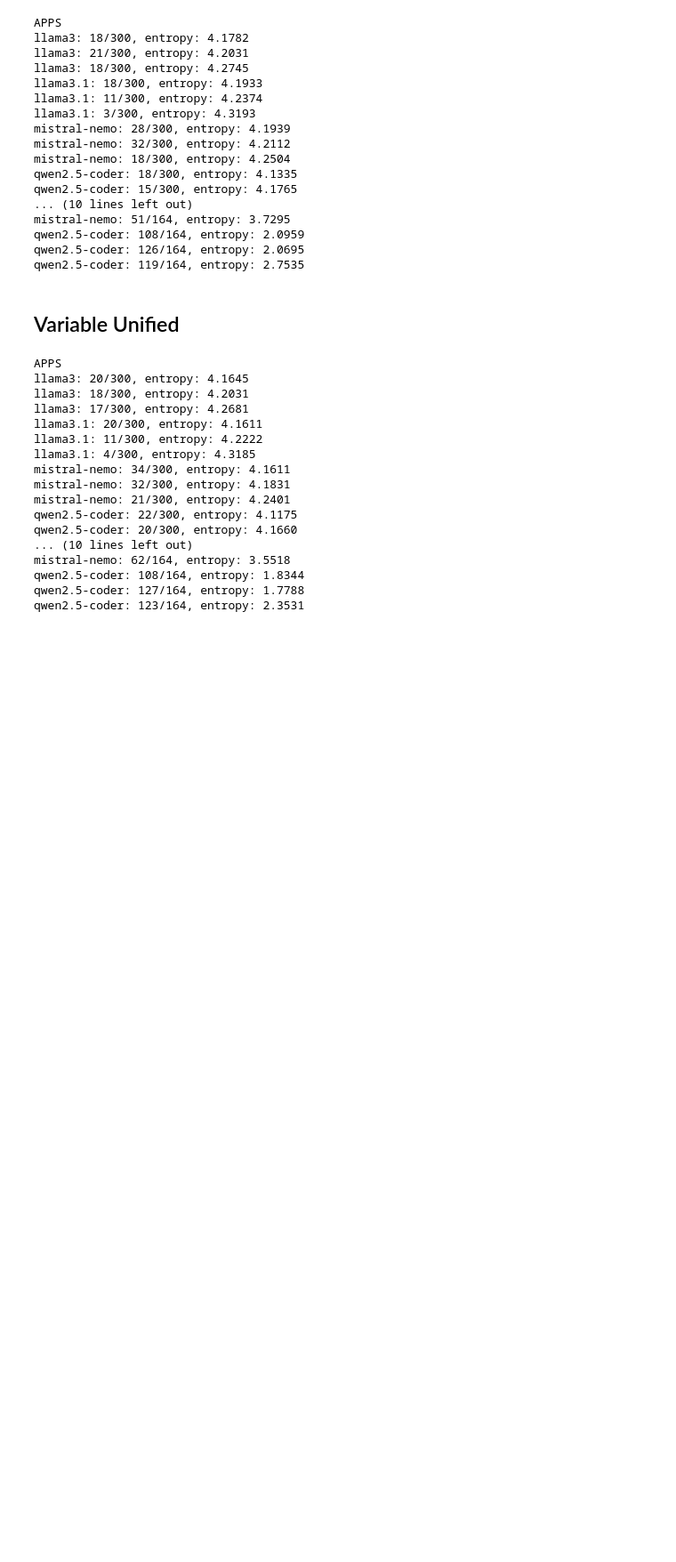
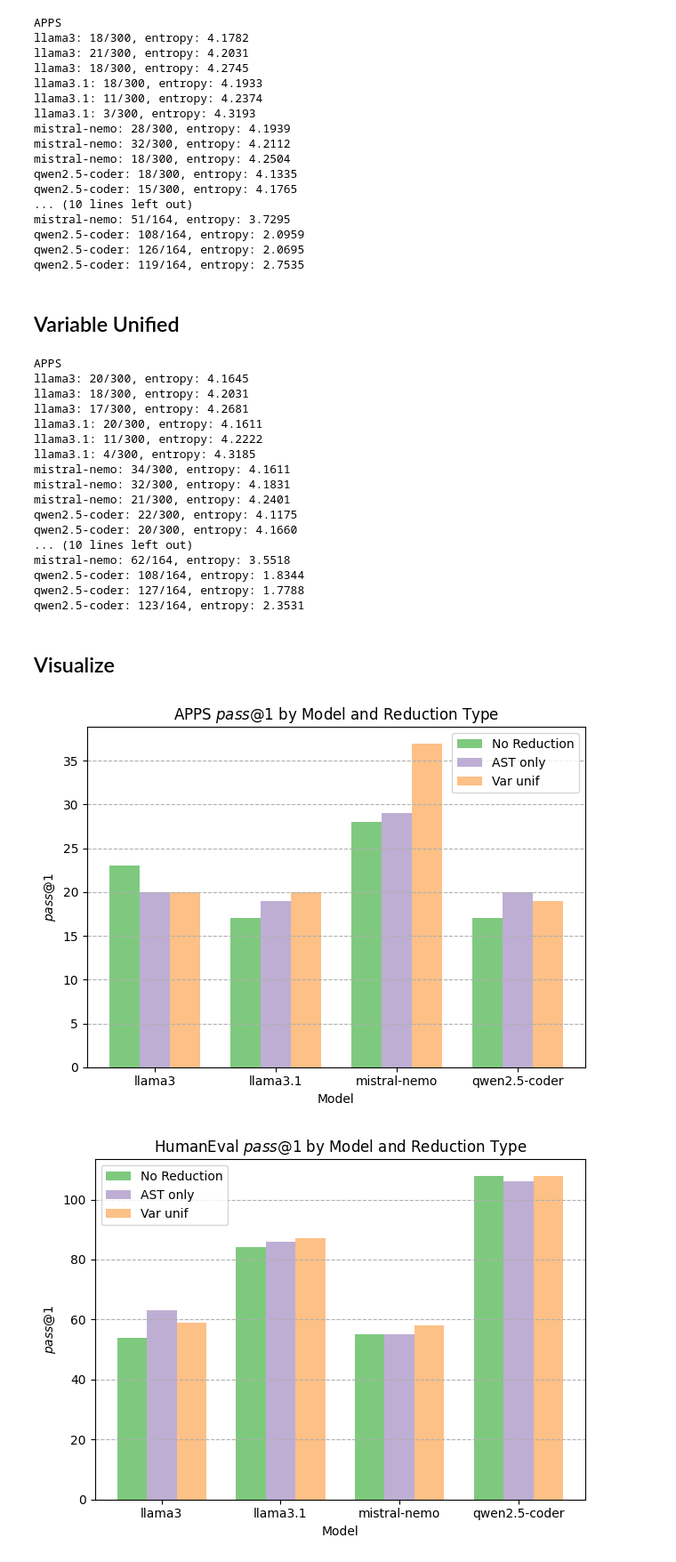
Before and after one commit to HyunjoonCho/mvce, a Jupyter notebook: preprocessed_results/vote.ipynb, the cells around one changed output. Shown: that part at 89% size. Cells and saved outputs as stored; diff of their text form; code cells hidden in the pictures; blank space fills up the shorter version.

Commit message:
Add program reduction figures

```diff
--- a/preprocessed_results/vote.ipynb
+++ b/preprocessed_results/vote.ipynb
@@ -127,3 +130,48 @@ mistral-nemo: 62/164, entropy: 3.5518
 qwen2.5-coder: 108/164, entropy: 1.8344
 qwen2.5-coder: 127/164, entropy: 1.7788
 qwen2.5-coder: 123/164, entropy: 2.3531
+# %% [markdown]
+## Visualize
+# %%
+def load_and_visualize(benchmark, models, technique_wise_results):
+    data1 = technique_wise_results[0]
+    data2 = technique_wise_results[1]
+    data3 = technique_wise_results[2]
+
+    x = np.arange(len(models))  # label locations
+    width = 0.25  # width of the bars
+
+    fig, ax = plt.subplots()
+    bars1 = ax.bar(x - width, data1, width, label='No Reduction', color='#7fc97f')
+    bars2 = ax.bar(x, data2, width, label='AST only', color='#beaed4')
+    bars3 = ax.bar(x + width, data3, width, label='Var unif', color='#fdc086')
+
+    ax.set_xlabel('Model')
+    ax.set_ylabel(r'$\it{pass@1}$')
+    ax.set_title(benchmark + r' $\it{pass@1}$ by Model and Reduction Type')
+    ax.set_xticks(x)
+    ax.set_xticklabels(models)
+    ax.grid(True, axis='y', linestyle='--')
+    ax.legend()
+
+    plt.tight_layout()
+    plt.savefig(f'./preprocessed_results/figures/{benchmark}_reduction.png', dpi=300)
+# %%
+random.seed(42)
+# reduction_mode = ["no_reduction", "ast-only", "var-unif"]
+for bm in benchmarks:
+    data = [[], [], []]
+    for model in models:
+        augmented, _ = vote("augmented", bm, model + "_augmented")
+        ast_only, _ = vote("ast_only", bm, model)
+        var_unif, _ = vote("var_unif", bm, model)
+        data[0].append(augmented.count(True))
+        data[1].append(ast_only.count(True))
+        data[2].append(var_unif.count(True))
+
+    # print(data)
+    load_and_visualize(bm, models, data)
+    # break
+# %% [output]
+[figure, added]
+[figure, added]
```
Also changed, not shown: parts of 1 cell of this notebook, 2 other files.
